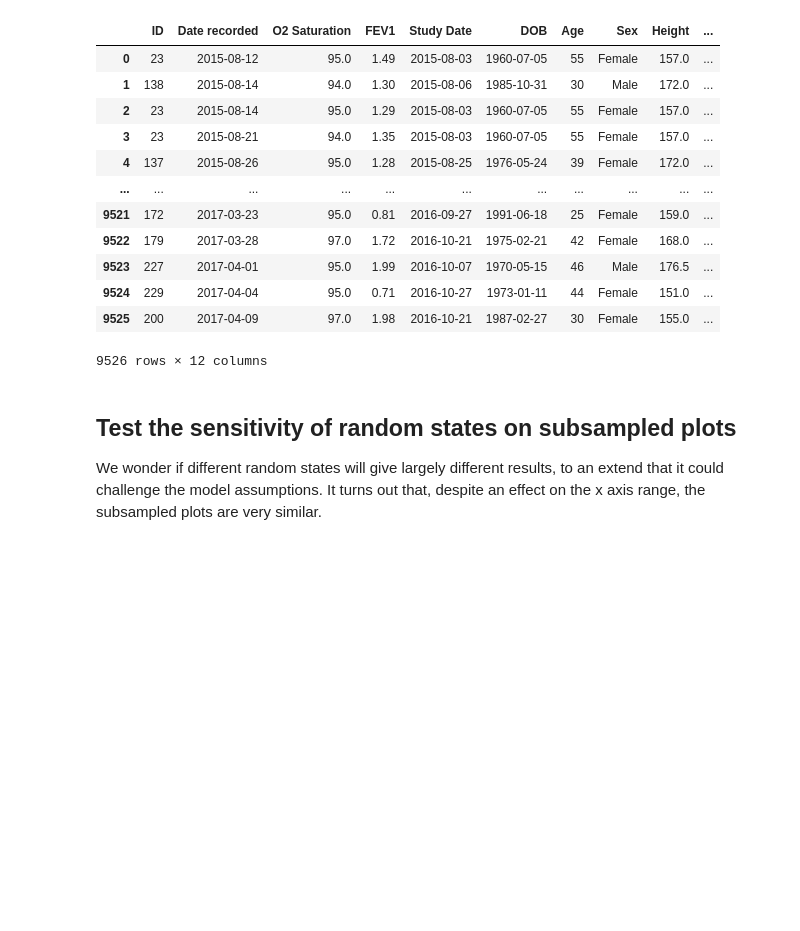
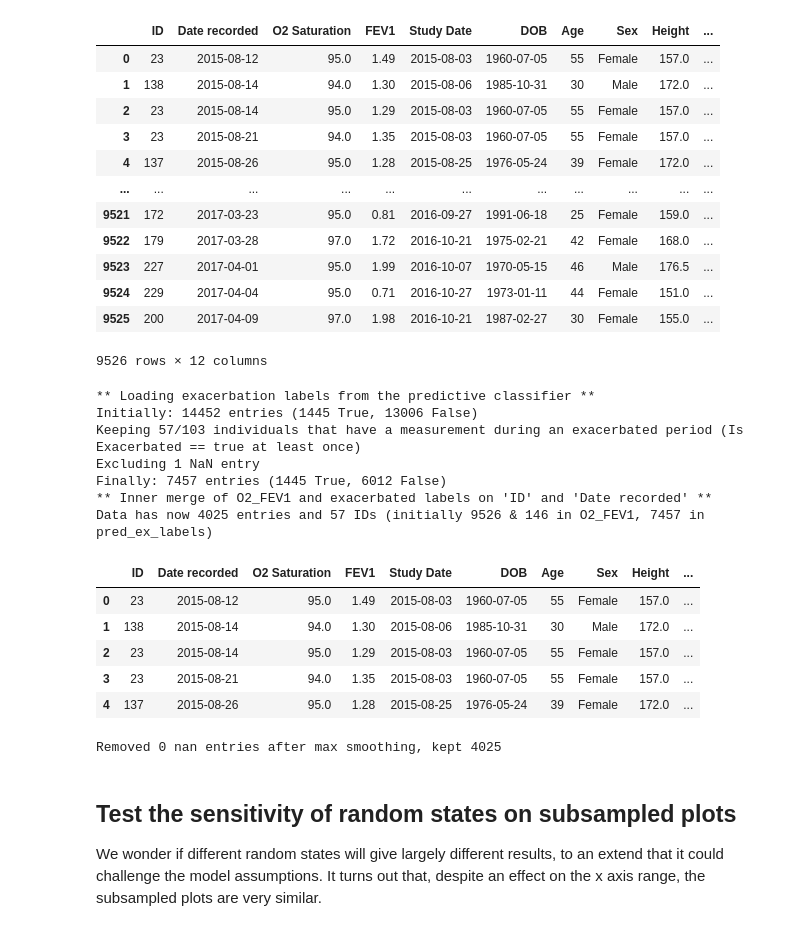
Before and after one commit to tristantreb/phd, a Jupyter notebook: src/O2-FEV1 analysis/O2 FEV1 analysis.ipynb, the cells around one changed output. Drawn from its saved outputs; the diff is of its cells as text; code cells hidden in the pictures; blank space fills up the shorter version.

Commit message:
Updates O2-FEV1 summary plot title + fixes ex labels processing

```diff
--- a/src/O2-FEV1 analysis/O2 FEV1 analysis.ipynb
+++ b/src/O2-FEV1 analysis/O2 FEV1 analysis.ipynb
@@ -212,18 +213,30 @@ O2_FEV1
 9526 rows × 12 columns
 # %%
 # Add exacerbated labels
-remove_no_ex_ids = True
+exclude_no_ex_ids = True
 # Compute exacerbation labels
 # O2_FEV1_processed = compute_ex_labels_from_heuristics(antibioticsdata, patientsdata, O2_FEV1)
 
 # Get exacerbation labels from the predictive classifier
-O2_FEV1_processed = ex_labels_data.inner_merge_with(O2_FEV1, ex_labels_data.load())
-
-# Removing patient with no ex during the study
-if remove_no_ex_ids:
-    O2_FEV1_processed = patient_data.drop_where_no_ex_ids(O2_FEV1_processed)
+O2_FEV1_processed = ex_labels_data.inner_merge_with(
+    O2_FEV1, ex_labels_data.load(exclude_no_ex=exclude_no_ex_ids)
+)
 
 O2_FEV1_processed.head()
+# %% [output]
+** Loading exacerbation labels from the predictive classifier **
+Initially: 14452 entries (1445 True, 13006 False)
+Keeping 57/103 individuals that have a measurement during an exacerbated period (Is Exacerbated == true at least once)
+Excluding 1 NaN entry
+Finally: 7457 entries (1445 True, 6012 False)
+** Inner merge of O2_FEV1 and exacerbated labels on 'ID' and 'Date recorded' **
+Data has now 4025 entries and 57 IDs (initially 9526 & 146 in O2_FEV1, 7457 in pred_ex_labels)
+|  | ID | Date recorded | O2 Saturation | FEV1 | Study Date | DOB | Age | Sex | Height | ... |
+| 0 | 23 | 2015-08-12 | 95.0 | 1.49 | 2015-08-03 | 1960-07-05 | 55 | Female | 157.0 | ... |
+| 1 | 138 | 2015-08-14 | 94.0 | 1.30 | 2015-08-06 | 1985-10-31 | 30 | Male | 172.0 | ... |
+| 2 | 23 | 2015-08-14 | 95.0 | 1.29 | 2015-08-03 | 1960-07-05 | 55 | Female | 157.0 | ... |
+| 3 | 23 | 2015-08-21 | 94.0 | 1.35 | 2015-08-03 | 1960-07-05 | 55 | Female | 157.0 | ... |
+| 4 | 137 | 2015-08-26 | 95.0 | 1.28 | 2015-08-25 | 1976-05-24 | 39 | Female | 172.0 | ... |
 # %%
 # Smooth
 O2_FEV1_processed = smooth(O2_FEV1_processed, ["FEV1", "FEV1 % Predicted"], mode="max")
@@ -255,11 +268,10 @@ prefix, ex_column, x, y = set_x_y_vars(
     is_smoothed_fev=True,
     is_smoothed_o2=False,
     is_normalised=False,
+    exclude_no_ex_ids=exclude_no_ex_ids,
 )
 
-title = "Ex labels {} {}-{}, {}.pdf".format(
-    prefix, x, y, "removed no ex IDs" if remove_no_ex_ids else ""
-)
+title = "Ex labels for {}-{} ({})".format(x, y, prefix)
 
 is_partitioned = False
 if not is_partitioned:
@@ -267,7 +279,7 @@ if not is_partitioned:
     fig = plot_o2_fev_with_displots(O2_FEV1_processed, x, y, ex_column, title)
     fig.show()
     fig.write_image(
-        "{}/title.pdf".format(plotsdir),
+        f"{plotsdir}/{title}.pdf",
         width=1400,
         height=600,
     )
@@ -329,6 +341,8 @@ else:
 
 # Save O2_FEV1_processed to excel file in plotsdir
 O2_FEV1_processed.to_excel(plotsdir + "O2_FEV1_processed.xlsx")
+# %% [output]
+Removed 0 nan entries after max smoothing, kept 4025
 # %% [markdown]
 ## Test the sensitivity of random states on subsampled plots
 We wonder if different random states will give largely different results, to an extend that it could challenge the model assumptions.
```
Also changed, not shown: parts of 1 cell of this notebook, 2 other files.
